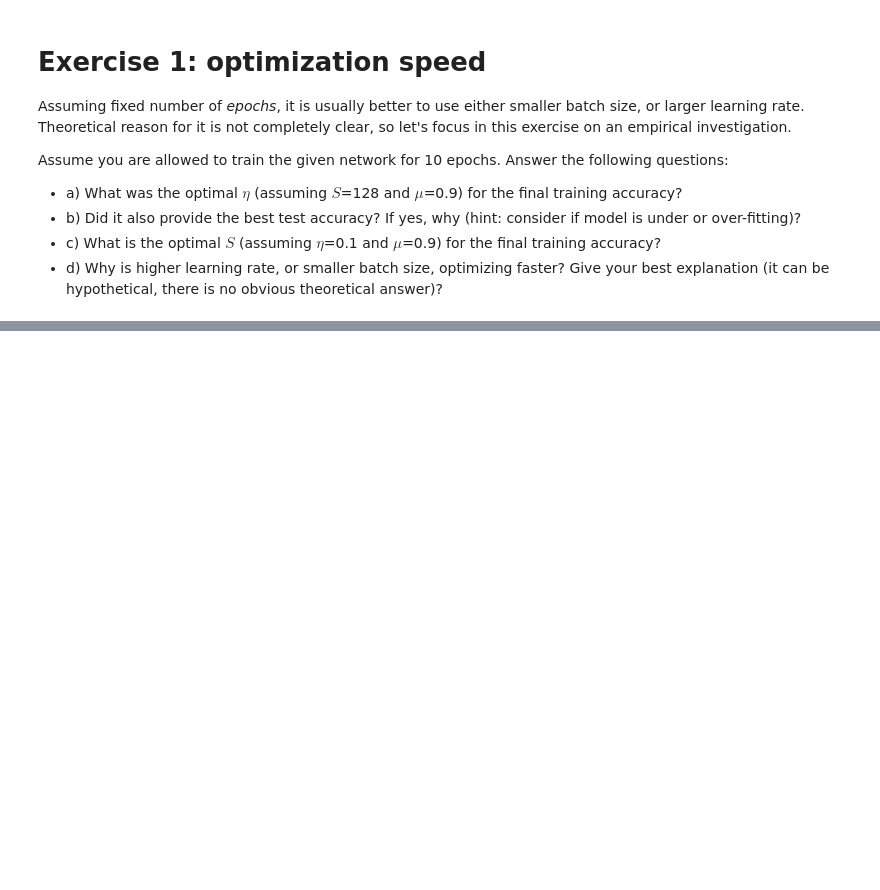
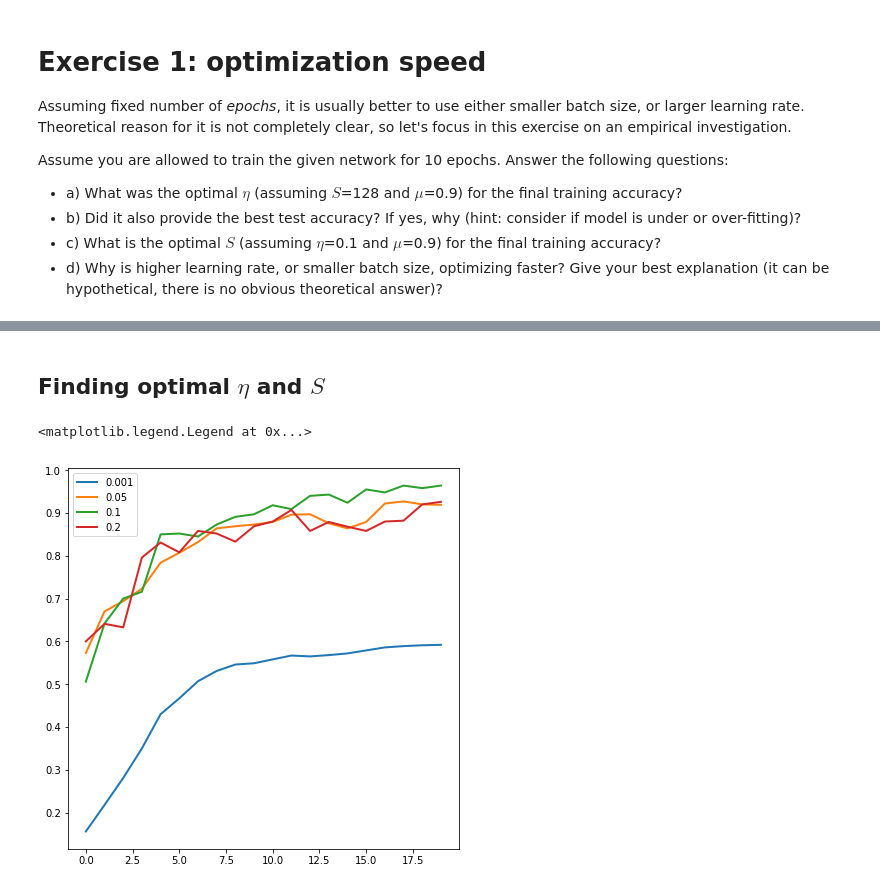
Before and after one commit to kgalias/nn2018, a Jupyter notebook: lab/7b_neural_network_optimization.ipynb, the cells around one changed output, grey strips where cells are left out. Saved outputs shown, nothing was run; the diff lists cells and outputs as text; code cells hidden in the pictures; blank space fills up the shorter version.

```diff
--- a/lab/7b_neural_network_optimization.ipynb
+++ b/lab/7b_neural_network_optimization.ipynb
@@ -126,3 +94,30 @@ optimizer = optim.SGD(model.parameters(), lr=0.2, momentum=0.9)
 H = train(loss=loss, model=model, x_train=x_train, y_train=y_train,
           x_test=x_test, y_test=y_test,
           optim=optimizer, batch_size=128, n_epochs=10)
+# %%
+def measure_stability(model, x_train, sigma=0.001, K=10, N=1000):
+    # Take top N examples. Compute original classifications
+    x_train_N = x_train[0:N].numpy()
+    y_train_N = model.forward(torch.autograd.Variable(x_train[0:N]))
+    y_train_N = y_train_N.data.numpy()
+
+    # Duplicate K times
+    x_train_N = np.repeat(x_train_N, K, axis=0)
+    y_train_N = np.repeat(y_train_N, K, axis=0)
+
+    # Resample with noise, repackage to torch Tensor
+    x_train_N = x_train_N + np.random.normal(0, sigma, size=x_train_N.shape)
+
+    # Predict
+    x_train_N = torch.from_numpy(x_train_N).type(torch.FloatTensor)
+    y_train_N_pred = model.forward(torch.autograd.Variable(x_train_N))
+
+    # Measure maximum difference
+    y_train_N_pred = y_train_N_pred.data.numpy().reshape(K, N, -1)
+
+    # MSE difference
+    dif = np.linalg.norm(y_train_N_pred - y_train_N.reshape(K, N, -1), axis=-1)
+    dif = np.max(dif, axis=0)
+    dif = np.mean(dif, axis=0)
+
+    return dif
@@ -128,0 +128,2 @@ H = train(loss=loss, model=model, x_train=x_train, y_train=y_train,
+# %% [markdown]
+## Finding optimal $\eta$ and $S$
@@ -128,0 +167,18 @@ H = train(loss=loss, model=model, x_train=x_train, y_train=y_train,
+# %%
+Hs = []
+Lrs = [0.001, 0.05, 0.1, 0.2]
+for lr in Lrs:
+    model = build_mlp(784, 10, hidden_dim=512)
+    loss = torch.nn.CrossEntropyLoss(size_average=True)
+    optimizer = optim.SGD(model.parameters(), lr=lr, momentum=0.9)
+    H = train_with_stability_measure(loss=loss, model=model, x_train=x_train, y_train=y_train,
+              x_test=x_test, y_test=y_test,
+              optim=optimizer, batch_size=128, n_epochs=20)
+    Hs.append(H)
+# %%
+for H, LR in zip(Hs, Lrs):
+    plt.plot(H['acc'], label=LR)
+plt.legend()
+# %% [output]
+<matplotlib.legend.Legend at 0x...>
+[figure, added]
```
Also changed, not shown: parts of 7 cells of this notebook, 1 other file.
